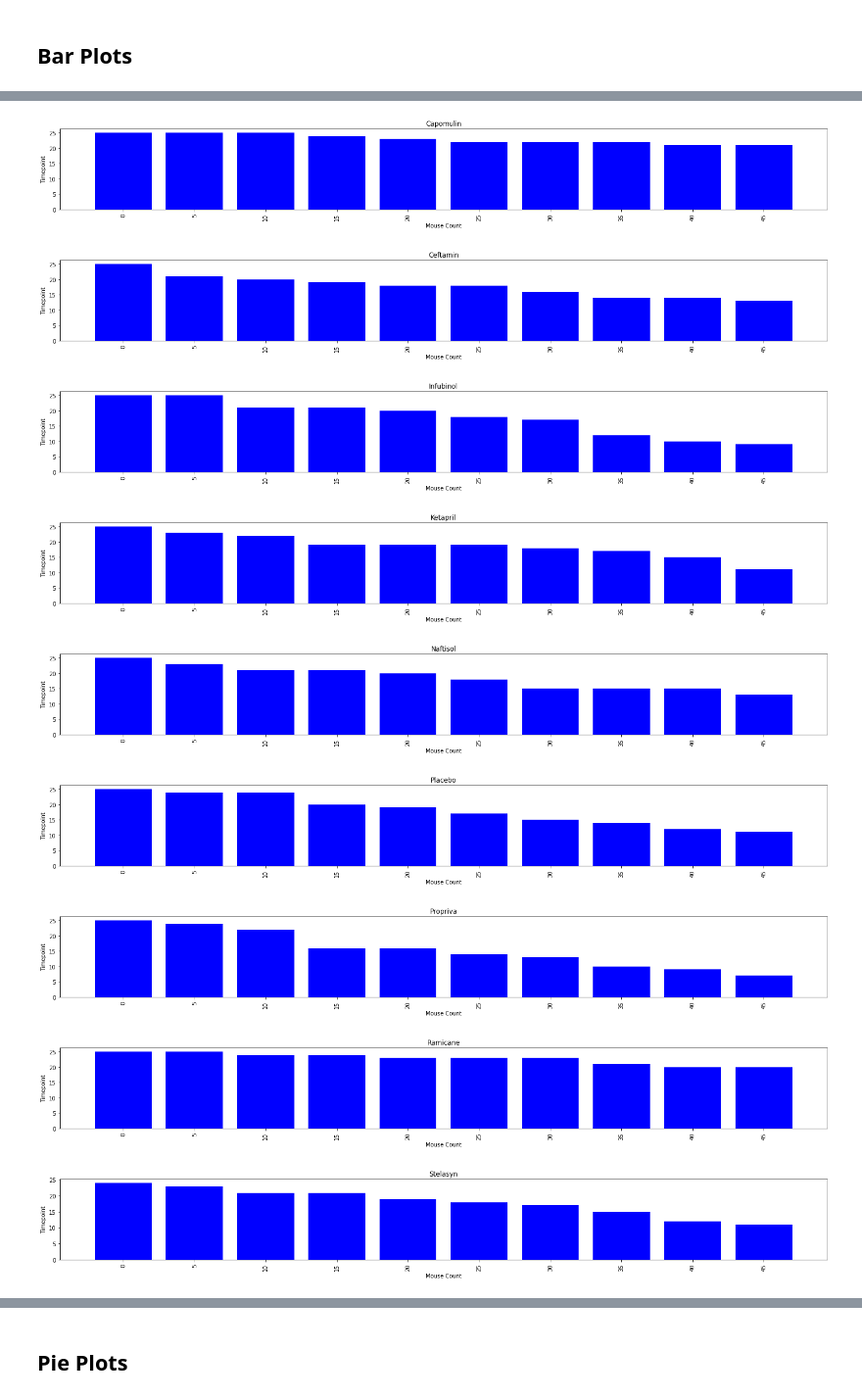
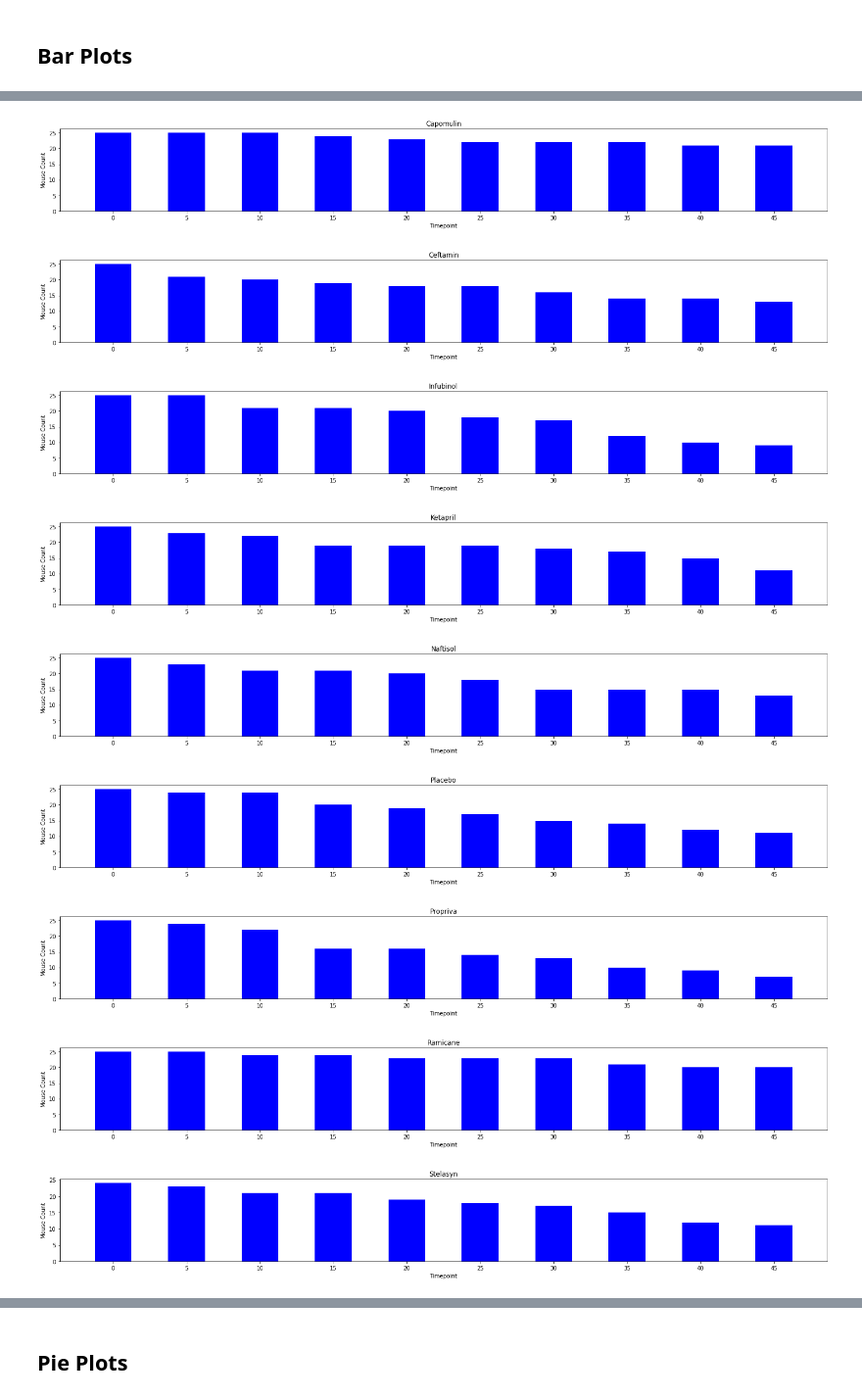
Before and after one commit to p4rc1v4l/matplotlib-challenge, a Jupyter notebook: pymaceuticals/pymaceuticals_starter.ipynb, the cells around one changed output, grey strips where cells are left out. Shown: that part at 98% size. Cells and saved outputs as stored; diff of their text form; code cells hidden in the pictures.

```diff
--- a/pymaceuticals/pymaceuticals_starter.ipynb
+++ b/pymaceuticals/pymaceuticals_starter.ipynb
@@ -214,5 +143,7 @@ mice_treatment = mice_treatment.groupby(['Drug Regimen'])
 for name, group in mice_treatment:
     bar_df = group[['Timepoint', 'Mouse Count']]
     bar_df = bar_df.set_index('Timepoint')
-    bar_df.plot(kind="bar", figsize=(20,3), title = name)
+    bar_df.plot(kind="bar", figsize=(20,3), title = name, rot=0, colormap='Paired')
+    plt.ylabel('Mouse Count')
+    plt.show()
 # %% [output]
@@ -229,29 +160,30 @@ for name, group in mice_treatment:
 # %%
 # Generate a bar plot showing the number of mice per time point for each treatment throughout the course of the study using pyplot.
 
 for name, group in mice_treatment:
     bar_df = group[['Timepoint', 'Mouse Count']]
 
     x_axis = np.arange(len(bar_df))
     tick_locations = [value for value in x_axis]
 
     plt.figure(figsize=(20,3))
-    plt.bar(x_axis, bar_df['Mouse Count'], color='b', align="center")
-    plt.xticks(tick_locations, bar_df['Timepoint'], rotation="vertical")
+    plt.bar(x_axis, bar_df['Mouse Count'], color='b', align="center", width=0.5)
+    # 'b', 'g', 'r', 'c', 'm', 'y', 'k', 'w'
+    plt.xticks(tick_locations, bar_df['Timepoint'])
 
     plt.title(name)
-    plt.xlabel('Mouse Count')
-    plt.ylabel('Timepoint')
+    plt.xlabel('Timepoint')
+    plt.ylabel('Mouse Count')
 
     plt.tight_layout()
     plt.show()
 # %% [output]
-[figure, old version]
+[figure, new version]
-[figure, old version]
+[figure, new version]
-[figure, old version]
+[figure, new version]
-[figure, old version]
+[figure, new version]
-[figure, old version]
+[figure, new version]
-[figure, old version]
+[figure, new version]
-[figure, old version]
+[figure, new version]
-[figure, old version]
+[figure, new version]
-[figure, old version]
+[figure, new version]
```
Also changed, not shown: parts of 27 cells of this notebook.
